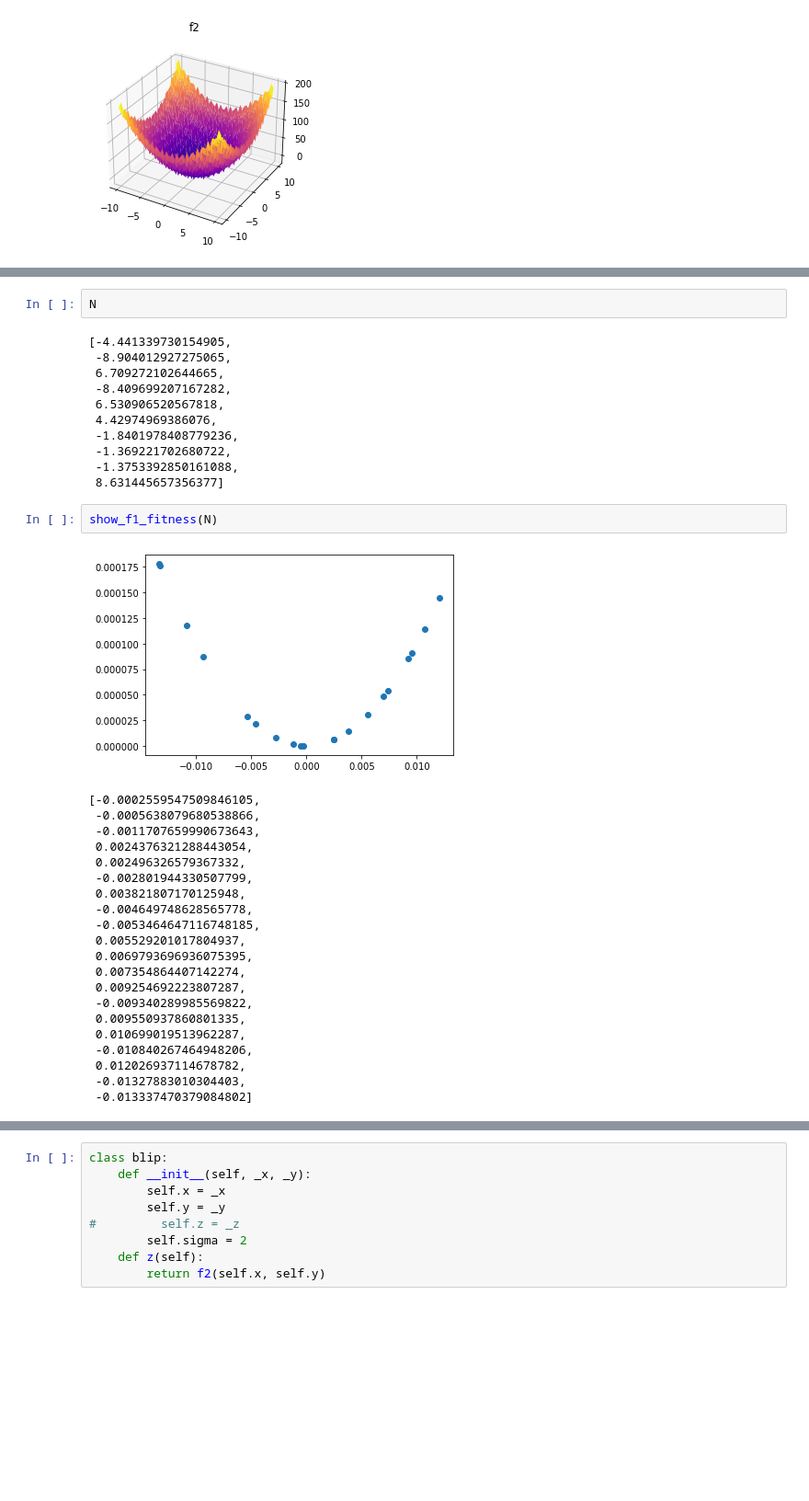
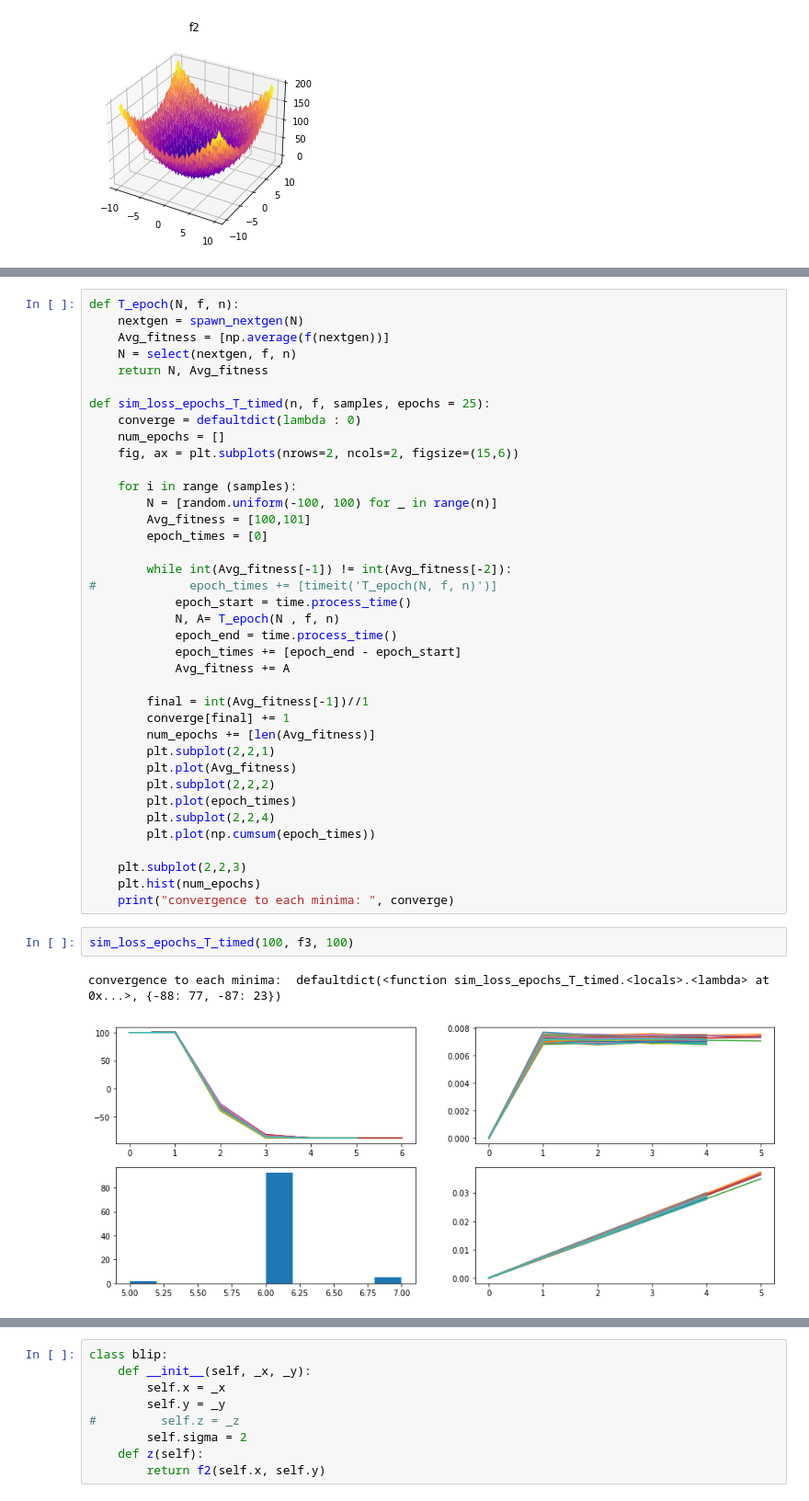
Before and after one commit to Spring2022IndependentStudy/WeeklyNotes, a Jupyter notebook: Unit_5/Genetic_example_SA.ipynb, the cells around one changed output, grey strips where cells are left out. Shown: that part at 92% size. Saved outputs shown, nothing was run; the diff lists cells and outputs as text; blank space fills up the shorter version.

```diff
--- a/Unit_5/Genetic_example_SA.ipynb
+++ b/Unit_5/Genetic_example_SA.ipynb
@@ -99,40 +131,44 @@ for i in range(10):
-# %%
-N
-# %% [output]
-[-4.441339730154905,
- -8.904012927275065,
- 6.709272102644665,
- -8.409699207167282,
- 6.530906520567818,
- 4.42974969386076,
- -1.8401978408779236,
- -1.369221702680722,
- -1.3753392850161088,
- 8.631445657356377]
-# %%
-show_f1_fitness(N)
-# %% [output]
-[figure, removed]
+# %%
+def T_epoch(N, f, n):
+    nextgen = spawn_nextgen(N)
+    Avg_fitness = [np.average(f(nextgen))]
+    N = select(nextgen, f, n)
+    return N, Avg_fitness
+
+def sim_loss_epochs_T_timed(n, f, samples, epochs = 25):
+    converge = defaultdict(lambda : 0)
+    num_epochs = []
+    fig, ax = plt.subplots(nrows=2, ncols=2, figsize=(15,6))
+
+    for i in range (samples):
+        N = [random.uniform(-100, 100) for _ in range(n)]
+        Avg_fitness = [100,101]
+        epoch_times = [0]
+
+        while int(Avg_fitness[-1]) != int(Avg_fitness[-2]):
+#             epoch_times += [timeit('T_epoch(N, f, n)')]
+            epoch_start = time.process_time()
+            N, A= T_epoch(N , f, n)
+            epoch_end = time.process_time()
+            epoch_times += [epoch_end - epoch_start]
+            Avg_fitness += A
+
+        final = int(Avg_fitness[-1])//1
+        converge[final] += 1
+        num_epochs += [len(Avg_fitness)]
+        plt.subplot(2,2,1)
+        plt.plot(Avg_fitness)
+        plt.subplot(2,2,2)
+        plt.plot(epoch_times)
+        plt.subplot(2,2,4)
+        plt.plot(np.cumsum(epoch_times))
+
+    plt.subplot(2,2,3)
+    plt.hist(num_epochs)
+    print("convergence to each minima: ", converge)
 # %%
+sim_loss_epochs_T_timed(100, f3, 100)
 # %% [output]
-[-0.0002559547509846105,
- -0.0005638079680538866,
- -0.0011707659990673643,
- 0.0024376321288443054,
- 0.002496326579367332,
- -0.002801944330507799,
- 0.003821807170125948,
- -0.004649748628565778,
- -0.0053464647116748185,
- 0.005529201017804937,
- 0.0069793696936075395,
- 0.007354864407142274,
- 0.009254692223807287,
- -0.009340289985569822,
- 0.009550937860801335,
- 0.010699019513962287,
- -0.010840267464948206,
- 0.012026937114678782,
- -0.01327883010304403,
- -0.013337470379084802]
+convergence to each minima:  defaultdict(<function sim_loss_epochs_T_timed.<locals>.<lambda> at 0x...>, {-88: 77, -87: 23})
+[figure, added]
 # %%
```
Also changed, not shown: parts of 17 cells of this notebook.
